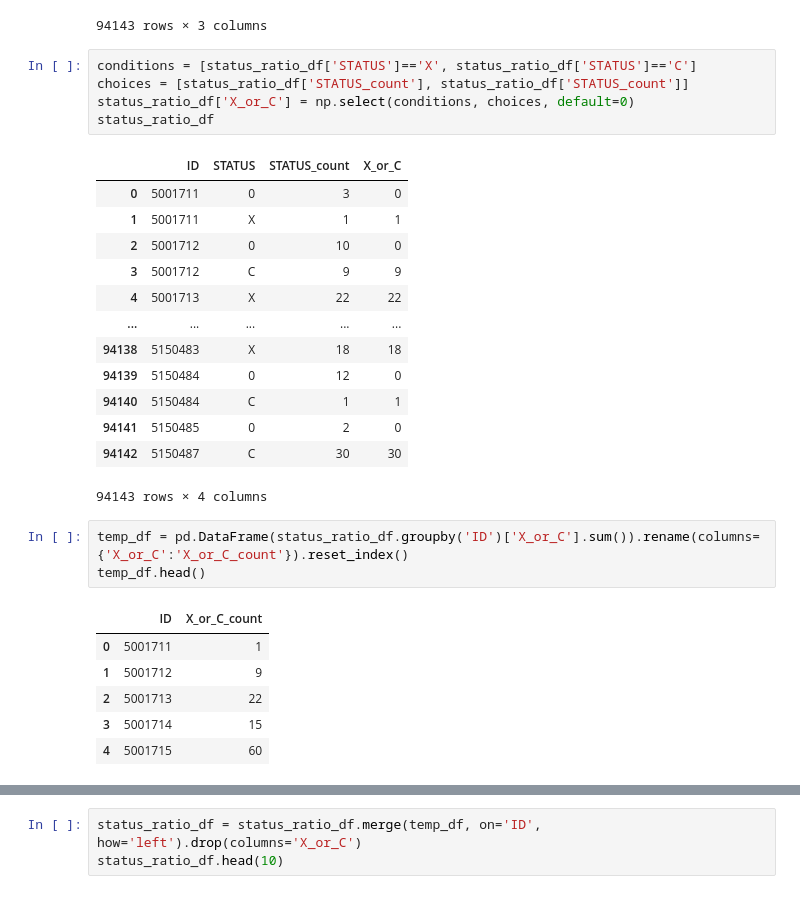
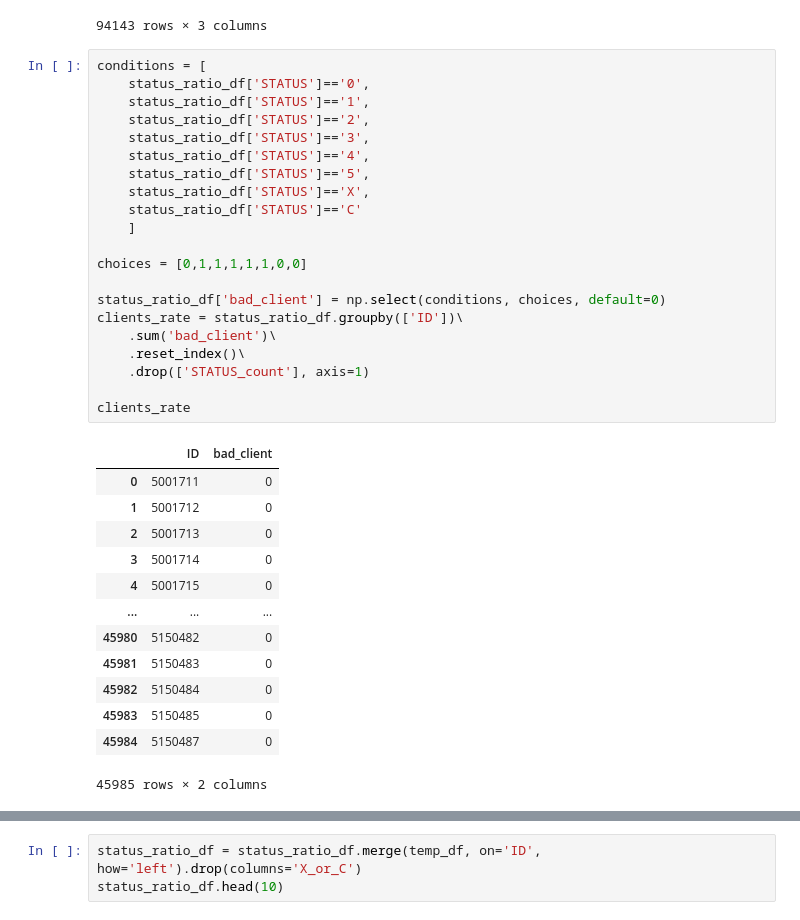
Before and after one commit to Yaikazeeman/AI-group-project, a Jupyter notebook: script.ipynb, the cells around one changed output, grey strips where cells are left out. Drawn from its saved outputs; the diff is of its cells as text.

```diff
--- a/script.ipynb
+++ b/script.ipynb
@@ -124,32 +123,38 @@ status_ratio_df
 | 94141 | 5150485 | 0 | 2 |
 | 94142 | 5150487 | C | 30 |
 94143 rows × 3 columns
-# %%
-conditions = [status_ratio_df['STATUS']=='X', status_ratio_df['STATUS']=='C']
-choices = [status_ratio_df['STATUS_count'], status_ratio_df['STATUS_count']]
-status_ratio_df['X_or_C'] = np.select(conditions, choices, default=0)
-status_ratio_df
-# %% [output]
-|  | ID | STATUS | STATUS_count | X_or_C |
-| 0 | 5001711 | 0 | 3 | 0 |
-| 1 | 5001711 | X | 1 | 1 |
-| 2 | 5001712 | 0 | 10 | 0 |
-| 3 | 5001712 | C | 9 | 9 |
-| 4 | 5001713 | X | 22 | 22 |
-| ... | ... | ... | ... | ... |
-| 94138 | 5150483 | X | 18 | 18 |
-| 94139 | 5150484 | 0 | 12 | 0 |
-| 94140 | 5150484 | C | 1 | 1 |
-| 94141 | 5150485 | 0 | 2 | 0 |
-| 94142 | 5150487 | C | 30 | 30 |
-94143 rows × 4 columns
-# %%
-temp_df = pd.DataFrame(status_ratio_df.groupby('ID')['X_or_C'].sum()).rename(columns={'X_or_C':'X_or_C_count'}).reset_index()
-temp_df.head()
-# %% [output]
-|  | ID | X_or_C_count |
-| 0 | 5001711 | 1 |
-| 1 | 5001712 | 9 |
-| 2 | 5001713 | 22 |
-| 3 | 5001714 | 15 |
-| 4 | 5001715 | 60 |
+# %%
+conditions = [
+    status_ratio_df['STATUS']=='0',
+    status_ratio_df['STATUS']=='1',
+    status_ratio_df['STATUS']=='2',
+    status_ratio_df['STATUS']=='3',
+    status_ratio_df['STATUS']=='4',
+    status_ratio_df['STATUS']=='5',
+    status_ratio_df['STATUS']=='X',
+    status_ratio_df['STATUS']=='C'
+    ]
+
+choices = [0,1,1,1,1,1,0,0]
+
+status_ratio_df['bad_client'] = np.select(conditions, choices, default=0)
+clients_rate = status_ratio_df.groupby(['ID'])\
+    .sum('bad_client')\
+    .reset_index()\
+    .drop(['STATUS_count'], axis=1)
+
+clients_rate
+# %% [output]
+|  | ID | bad_client |
+| 0 | 5001711 | 0 |
+| 1 | 5001712 | 0 |
+| 2 | 5001713 | 0 |
+| 3 | 5001714 | 0 |
+| 4 | 5001715 | 0 |
+| ... | ... | ... |
+| 45980 | 5150482 | 0 |
+| 45981 | 5150483 | 0 |
+| 45982 | 5150484 | 0 |
+| 45983 | 5150485 | 0 |
+| 45984 | 5150487 | 0 |
+45985 rows × 2 columns
```
Also changed, not shown: parts of 5 cells of this notebook.
